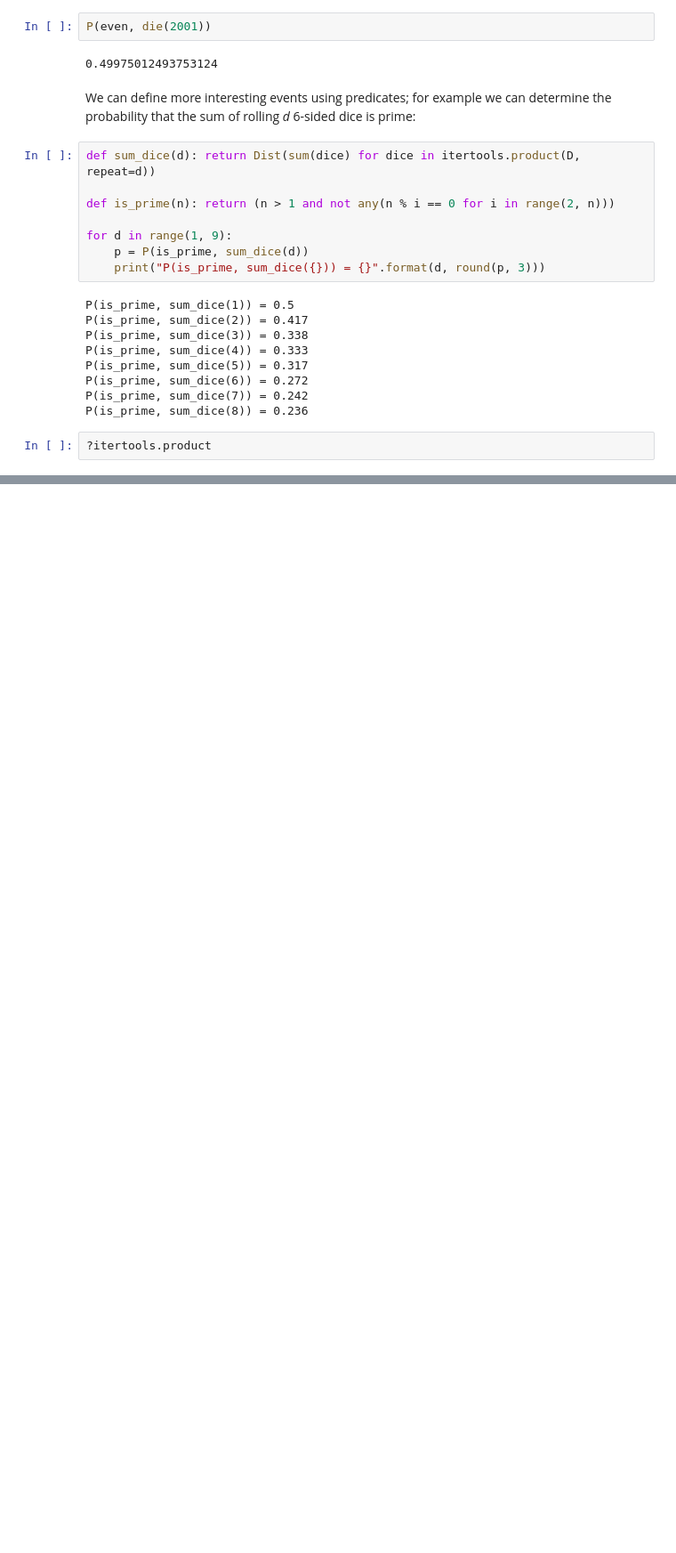
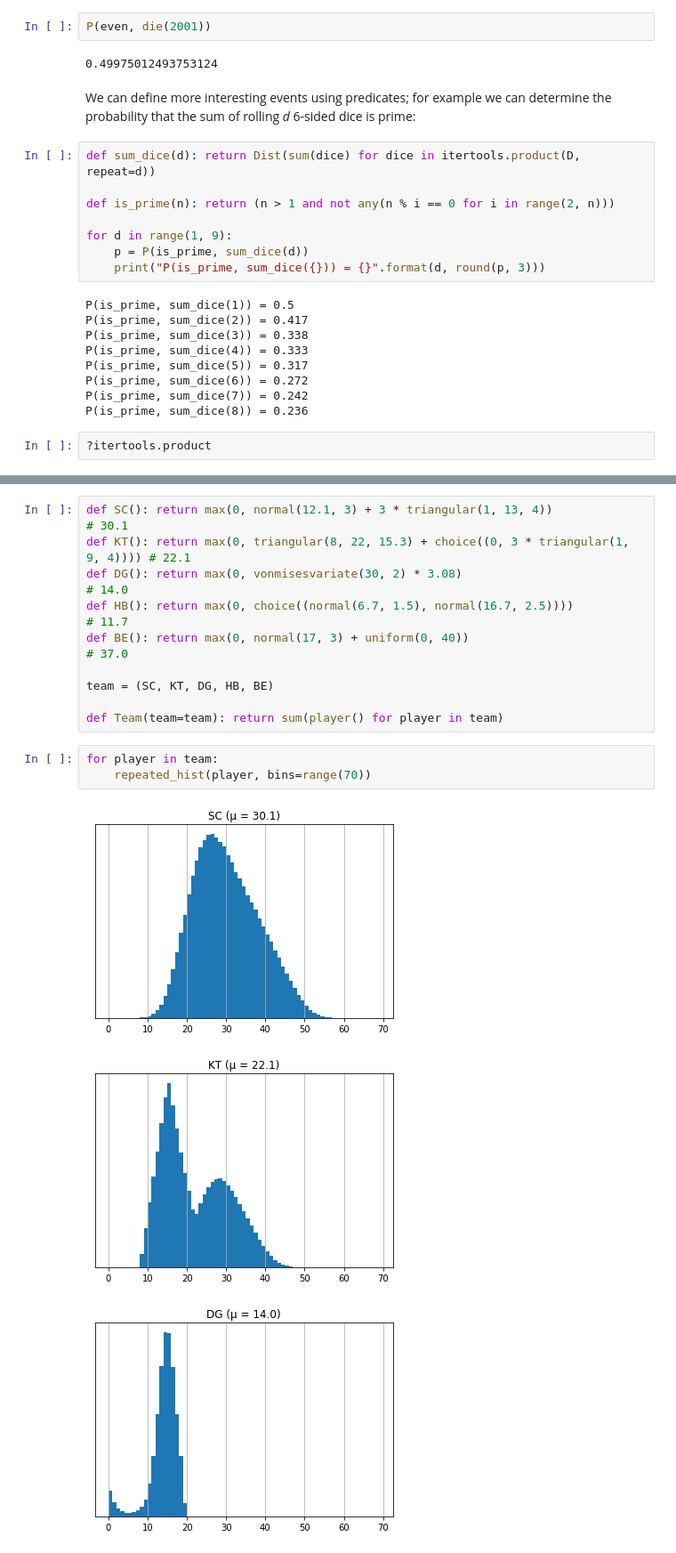
Before and after one commit to zoid-anurag/Maths-for-Machine-Learning, a Jupyter notebook: PROBABILITY TUTORIAL WITH PYTHON.ipynb, the cells around one changed output, grey strips where cells are left out. Shown: that part at 89% size. Cells and saved outputs as stored; diff of their text form; blank space fills up the shorter version.

```diff
--- a/PROBABILITY TUTORIAL WITH PYTHON.ipynb
+++ b/PROBABILITY TUTORIAL WITH PYTHON.ipynb
@@ -388,0 +854,17 @@ P(is_prime, sum_dice(8)) = 0.236
+# %%
+def SC(): return max(0, normal(12.1, 3) + 3 * triangular(1, 13, 4))                     # 30.1
+def KT(): return max(0, triangular(8, 22, 15.3) + choice((0, 3 * triangular(1, 9, 4)))) # 22.1
+def DG(): return max(0, vonmisesvariate(30, 2) * 3.08)                                  # 14.0
+def HB(): return max(0, choice((normal(6.7, 1.5), normal(16.7, 2.5))))                  # 11.7
+def BE(): return max(0, normal(17, 3) + uniform(0, 40))                                 # 37.0
+
+team = (SC, KT, DG, HB, BE)
+
+def Team(team=team): return sum(player() for player in team)
+# %%
+for player in team:
+    repeated_hist(player, bins=range(70))
+# %% [output]
+[figure, added]
+[figure, added]
+[figure, added]
```
Also changed, not shown: parts of 87 cells of this notebook.
